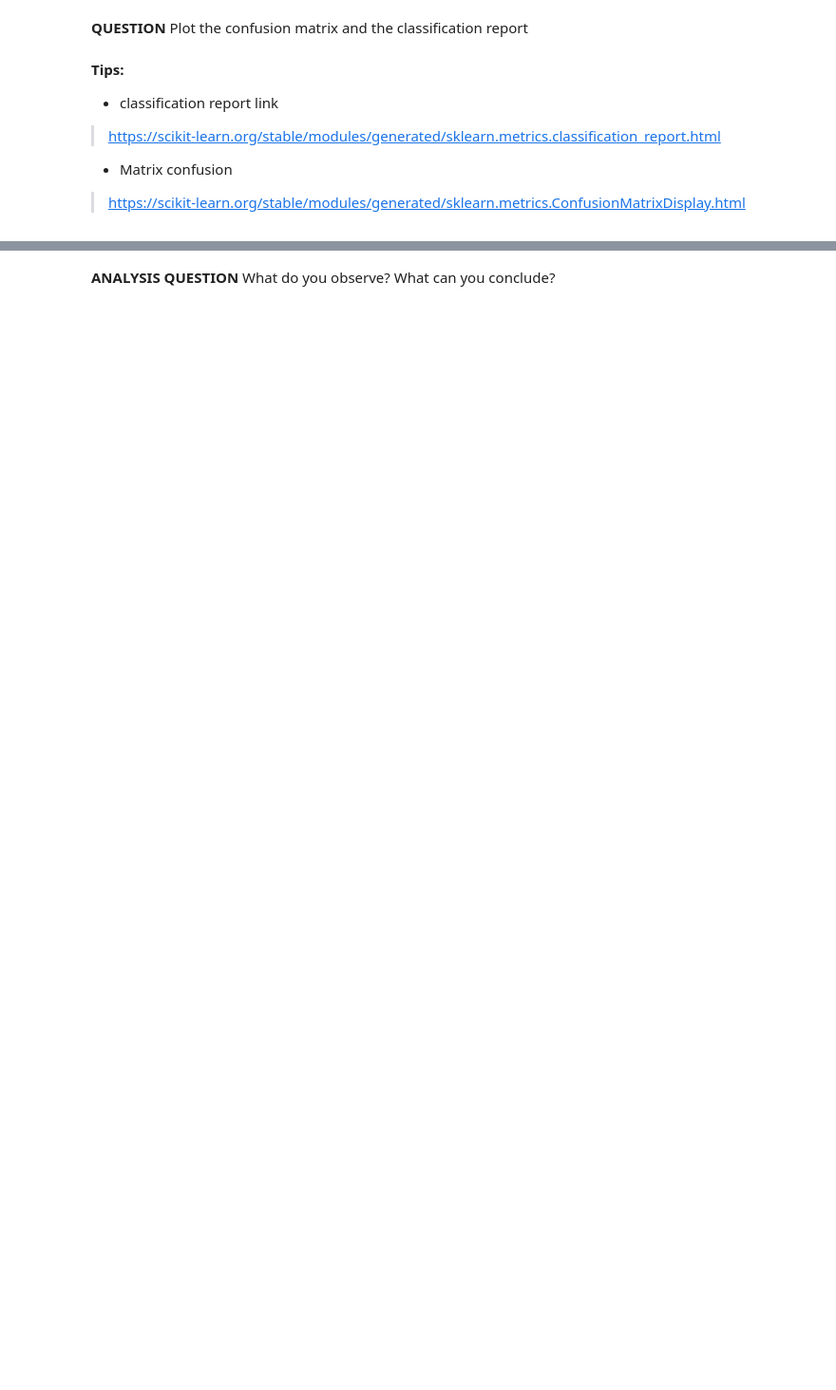
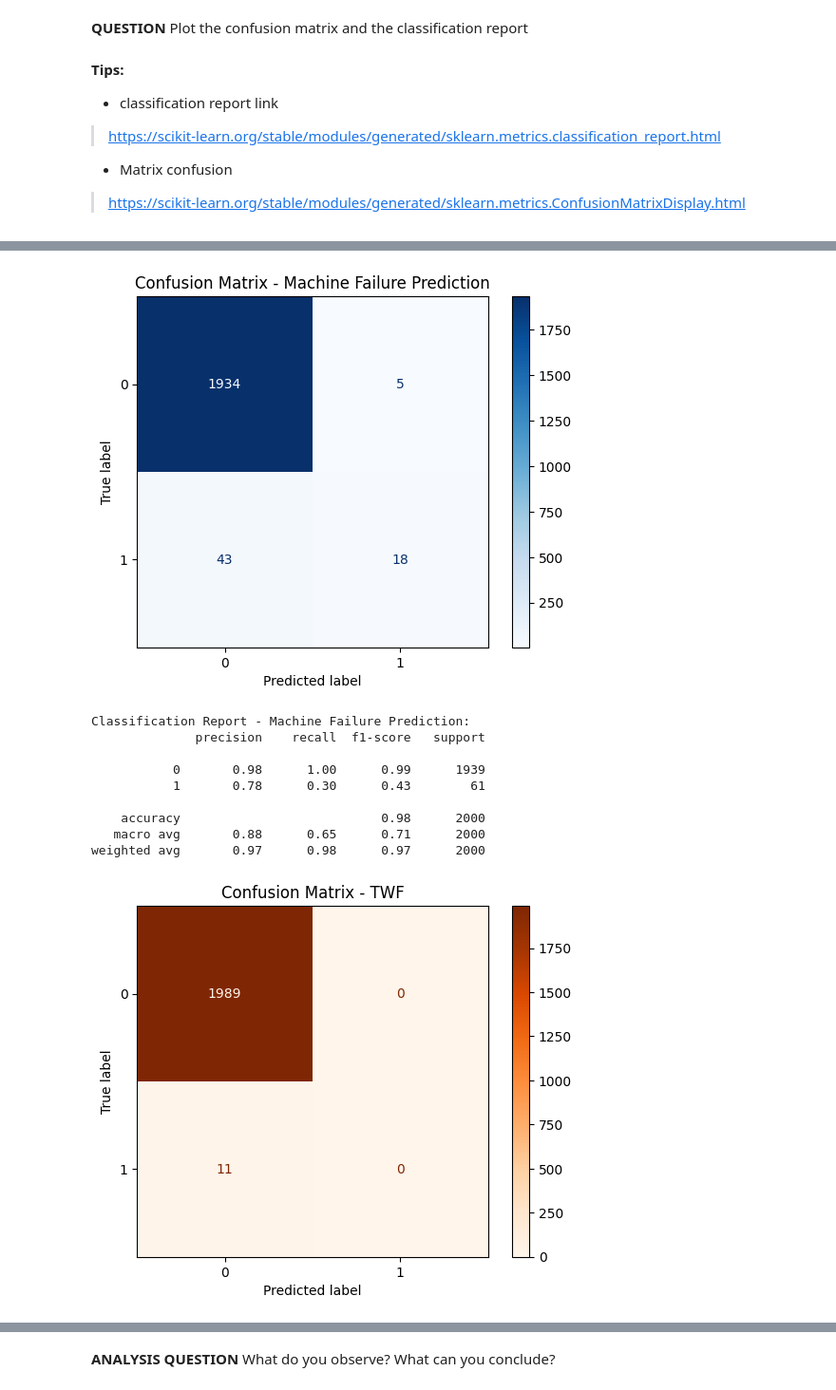
Before and after one commit to Yasser-EL-KOUHEN/Machine_Failure_Embedded_AI_Project, a Jupyter notebook: TP_IA_EMBARQUEE.ipynb, the cells around one changed output, grey strips where cells are left out. Shown at 95% size. Saved outputs shown, nothing was run; the diff lists cells and outputs as text; code cells hidden in the pictures; blank space fills up the shorter version.

```diff
--- a/TP_IA_EMBARQUEE.ipynb
+++ b/TP_IA_EMBARQUEE.ipynb
@@ -390,3 +398,37 @@ Multiclass Classification - Loss: 0.1001, Accuracy: 0.0155
 *   Matrix confusion
 
 > https://scikit-learn.org/stable/modules/generated/sklearn.metrics.ConfusionMatrixDisplay.html
+# %%
+from sklearn.metrics import classification_report, confusion_matrix, ConfusionMatrixDisplay
+import numpy as np
+
+# Predict on test set
+predictions = model.predict(X_test)
+
+# Convert probabilities to binary values (0 or 1) using threshold 0.5
+Y_pred_failure = (predictions[0] > 0.5).astype(int)
+Y_pred_types = (predictions[1] > 0.5).astype(int)
+
+# **Confusion Matrix for Machine Failure Prediction**
+cm_failure = confusion_matrix(Y_test_failure, Y_pred_failure)
+disp_failure = ConfusionMatrixDisplay(confusion_matrix=cm_failure)
+disp_failure.plot(cmap='Blues')
+plt.title("Confusion Matrix - Machine Failure Prediction")
+plt.show()
+
+# **Classification Report for Machine Failure Prediction**
+print("Classification Report - Machine Failure Prediction:")
+print(classification_report(Y_test_failure, Y_pred_failure))
+
+# **Confusion Matrix for Failure Type Prediction**
+for i, failure_type in enumerate(['TWF', 'HDF', 'PWF', 'OSF', 'RNF']):
+    cm_type = confusion_matrix(Y_test_types.iloc[:, i], Y_pred_types[:, i])
+    disp_type = ConfusionMatrixDisplay(confusion_matrix=cm_type)
+    disp_type.plot(cmap='Oranges')
+    plt.title(f"Confusion Matrix - {failure_type}")
+    plt.show()
+
+    # **Classification Report for Each Failure Type**
+    print(f"Classification Report - {failure_type}:")
+    print(classification_report(Y_test_types.iloc[:, i], Y_pred_types[:, i]))
+# %% [output]
@@ -392,0 +436,11 @@ Multiclass Classification - Loss: 0.1001, Accuracy: 0.0155
+[figure, added]
+Classification Report - Machine Failure Prediction:
+              precision    recall  f1-score   support
+
+           0       0.98      1.00      0.99      1939
+           1       0.78      0.30      0.43        61
+
+    accuracy                           0.98      2000
+   macro avg       0.88      0.65      0.71      2000
+weighted avg       0.97      0.98      0.97      2000
+[figure, added]
```
Also changed, not shown: parts of 10 cells of this notebook.
